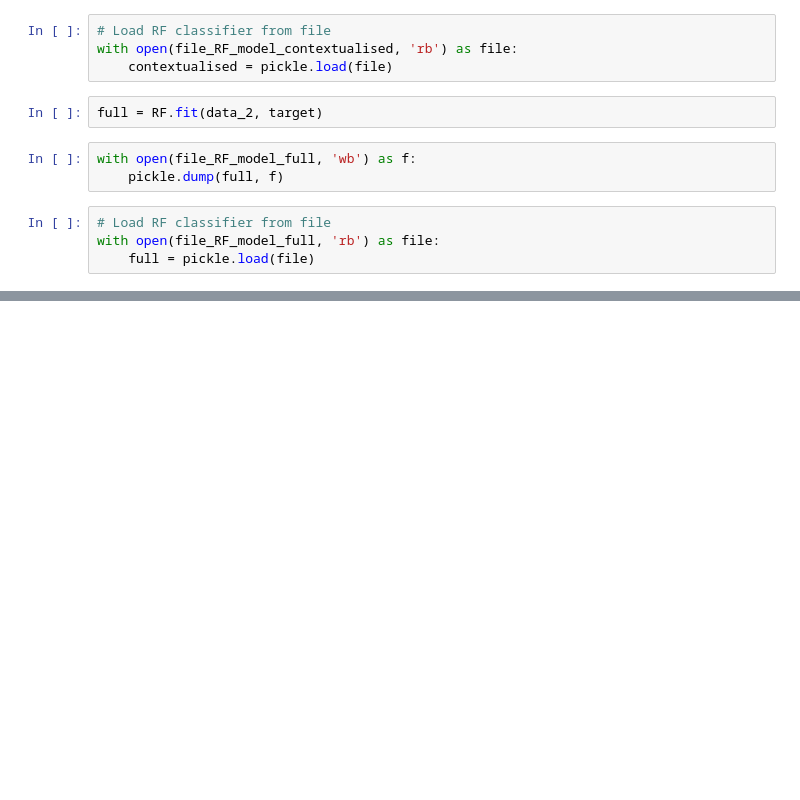
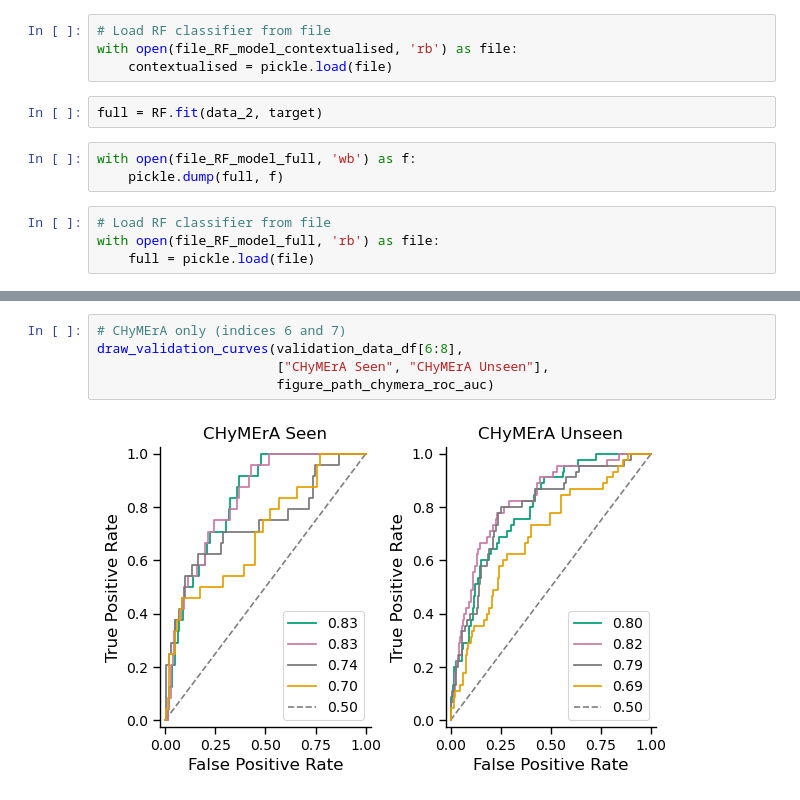
Before and after one commit to cancergenetics/context_specific_paralog_SL, a Jupyter notebook: notebooks/06_visualization/fig5_evaluate_classifier.ipynb, the cells around one changed output, grey strips where cells are left out. Drawn from its saved outputs; the diff is of its cells as text; blank space fills up the shorter version.

```diff
--- a/notebooks/06_visualization/fig5_evaluate_classifier.ipynb
+++ b/notebooks/06_visualization/fig5_evaluate_classifier.ipynb
@@ -441,3 +636,10 @@ draw_validation_curves(validation_data_df[2:4],
+# %%
+# CHyMErA only (indices 6 and 7)
+draw_validation_curves(validation_data_df[6:8],
+                       ["CHyMErA Seen", "CHyMErA Unseen"],
+                       figure_path_chymera_roc_auc)
+# %% [output]
+[figure, added]
 # %%
 def plot_pr_curve(ax, data, true_label, probas, label, color,
                   line_style="solid", draw_style="default", zorder=10,
```
Also changed, not shown: parts of 29 cells of this notebook, 10 other files.
